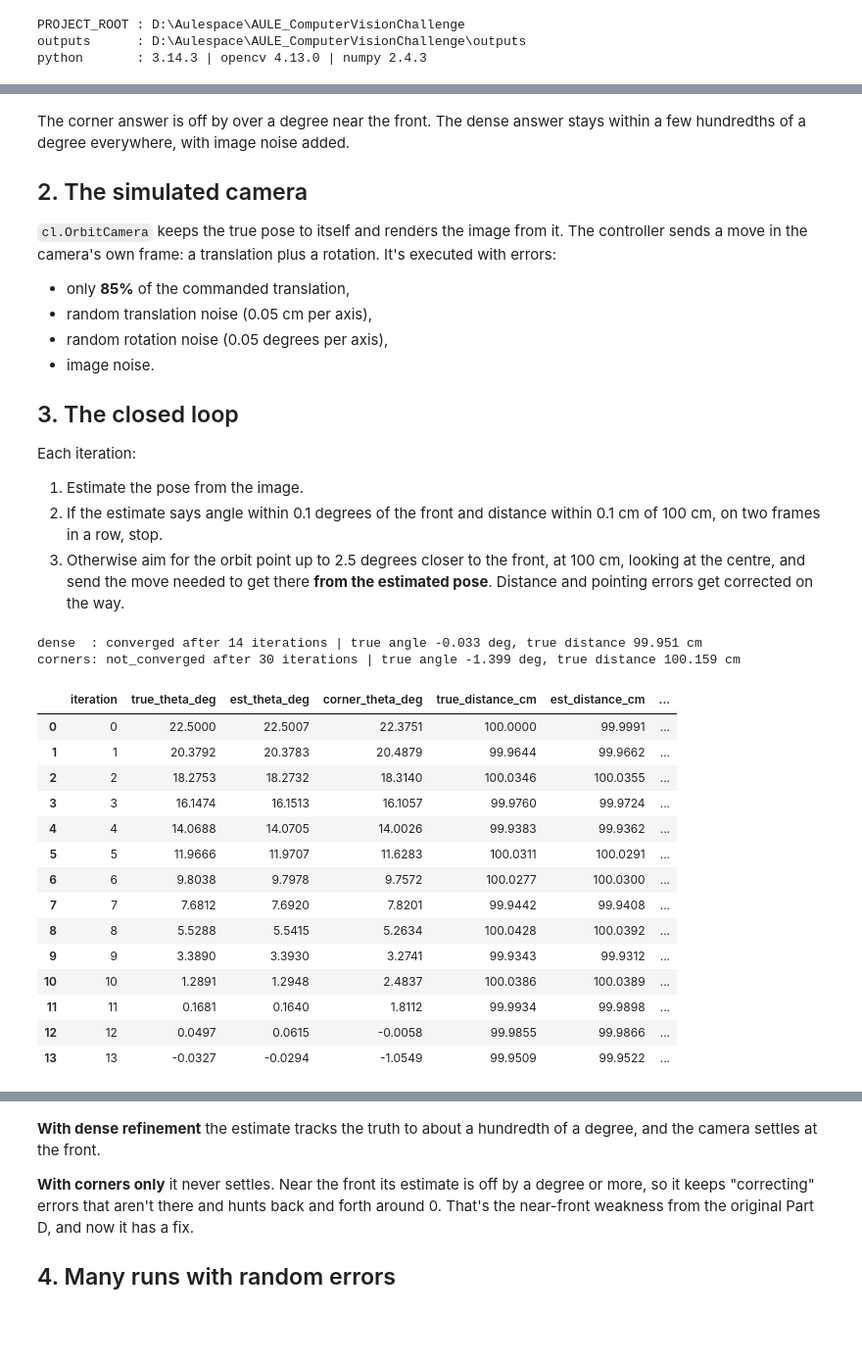
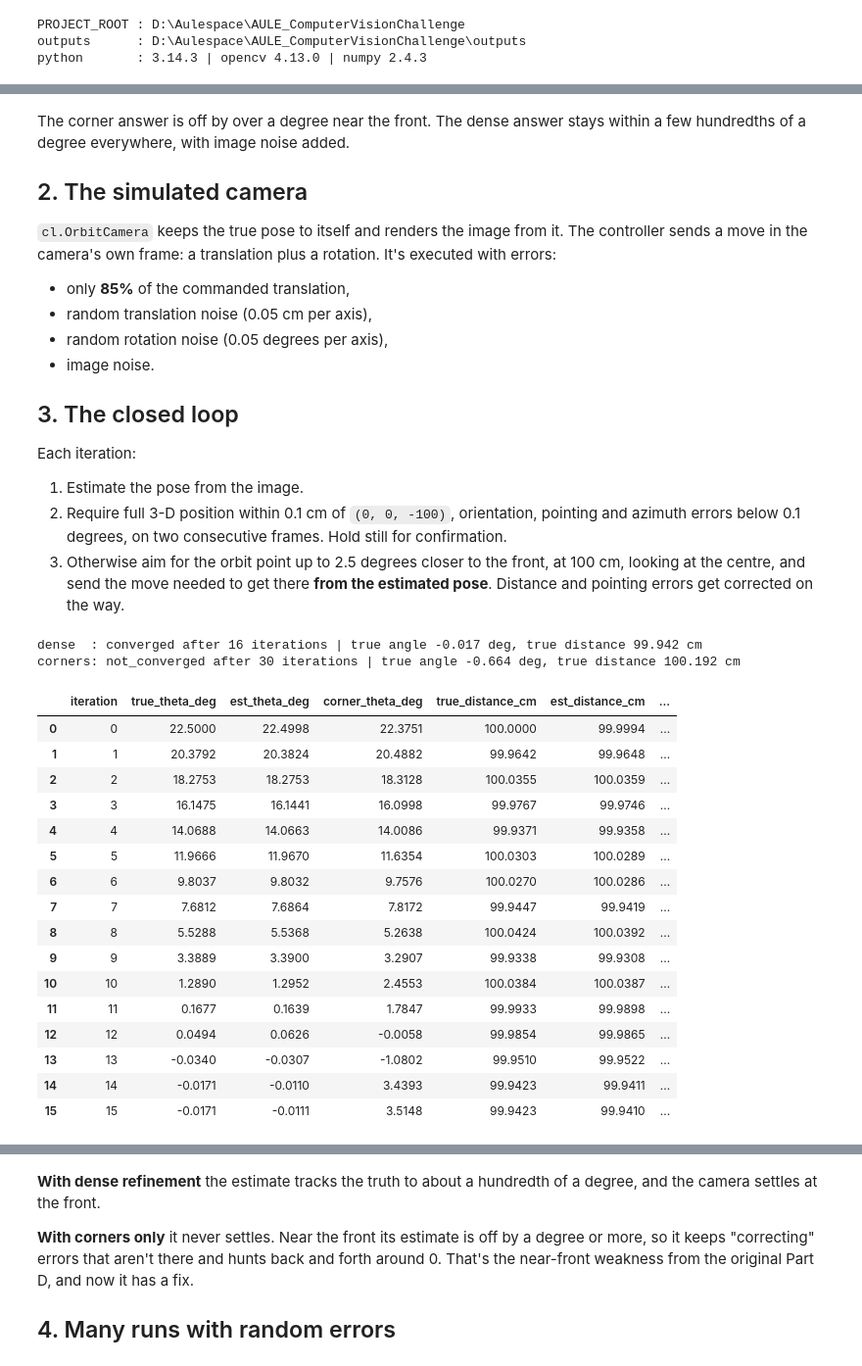
Before and after one commit to ard12/Aulespace, a Jupyter notebook: AULE_ComputerVisionChallenge/notebooks/06_closed_loop_camera_return.ipynb, the cells around one changed output, grey strips where cells are left out. Shown at 98% size. Saved outputs shown, nothing was run; the diff lists cells and outputs as text; code cells hidden in the pictures; blank space fills up the shorter version.

```diff
--- a/AULE_ComputerVisionChallenge/notebooks/06_closed_loop_camera_return.ipynb
+++ b/AULE_ComputerVisionChallenge/notebooks/06_closed_loop_camera_return.ipynb
@@ -173,51 +174,54 @@ a move in the camera's own frame: a translation plus a rotation. It's executed w
 Each iteration:
 
 1. Estimate the pose from the image.
-2. If the estimate says angle within 0.1 degrees of the front and distance within 0.1 cm of
-   100 cm, on two frames in a row, stop.
+2. Require full 3-D position within 0.1 cm of `(0, 0, -100)`, orientation, pointing and
+   azimuth errors below 0.1 degrees, on two consecutive frames. Hold still for confirmation.
 3. Otherwise aim for the orbit point up to 2.5 degrees closer to the front, at 100 cm, looking at
    the centre, and send the move needed to get there **from the estimated pose**. Distance and
    pointing errors get corrected on the way.
 # %%
 ERR = cl.PoseError(gain=0.85, noise_cm=0.05, rot_noise_deg=0.05, sensor_noise=2.0, seed=11)
 
 class Recording(cl.OrbitCamera):
     def capture(self):
         img = super().capture(); self.frames.append(img); return img
 
 def run(refine):
     c = Recording(reference, renderA, 22.5, 100.0, ERR); c.frames = []
     res = cl.return_to_front_closed_loop(c, estimator, refine=refine)
-    return c, res, pd.DataFrame(res.log)
+    # Truth stays in the evaluator, outside the controller's interface.
+    return c, res, pd.concat([pd.DataFrame(res.log), pd.DataFrame(c.observations)], axis=1)
 
 cam_dense, res_dense, log_dense = run(True)
 cam_corner, res_corner, log_corner = run(False)
 print("dense  : {} after {} iterations | true angle {:.3f} deg, true distance {:.3f} cm"
       .format(res_dense.status, res_dense.iterations, cam_dense.true_theta_deg, cam_dense.true_distance_cm))
 print("corners: {} after {} iterations | true angle {:.3f} deg, true distance {:.3f} cm"
       .format(res_corner.status, res_corner.iterations, cam_corner.true_theta_deg, cam_corner.true_distance_cm))
 display(log_dense[["iteration", "true_theta_deg", "est_theta_deg", "corner_theta_deg",
                    "true_distance_cm", "est_distance_cm", "true_pointing_err_deg", "method"]].round(4))
 log_dense.to_csv(aio.output_path("camera_return", "followup_closed_loop_dense.csv"), index=False)
 log_corner.to_csv(aio.output_path("camera_return", "followup_closed_loop_corners.csv"), index=False)
 # %% [output]
-dense  : converged after 14 iterations | true angle -0.033 deg, true distance 99.951 cm
-corners: not_converged after 30 iterations | true angle -1.399 deg, true distance 100.159 cm
+dense  : converged after 16 iterations | true angle -0.017 deg, true distance 99.942 cm
+corners: not_converged after 30 iterations | true angle -0.664 deg, true distance 100.192 cm
 |  | iteration | true_theta_deg | est_theta_deg | corner_theta_deg | true_distance_cm | est_distance_cm | ... |
-| 0 | 0 | 22.5000 | 22.5007 | 22.3751 | 100.0000 | 99.9991 | ... |
-| 1 | 1 | 20.3792 | 20.3783 | 20.4879 | 99.9644 | 99.9662 | ... |
-| 2 | 2 | 18.2753 | 18.2732 | 18.3140 | 100.0346 | 100.0355 | ... |
-| 3 | 3 | 16.1474 | 16.1513 | 16.1057 | 99.9760 | 99.9724 | ... |
-| 4 | 4 | 14.0688 | 14.0705 | 14.0026 | 99.9383 | 99.9362 | ... |
-| 5 | 5 | 11.9666 | 11.9707 | 11.6283 | 100.0311 | 100.0291 | ... |
-| 6 | 6 | 9.8038 | 9.7978 | 9.7572 | 100.0277 | 100.0300 | ... |
-| 7 | 7 | 7.6812 | 7.6920 | 7.8201 | 99.9442 | 99.9408 | ... |
-| 8 | 8 | 5.5288 | 5.5415 | 5.2634 | 100.0428 | 100.0392 | ... |
-| 9 | 9 | 3.3890 | 3.3930 | 3.2741 | 99.9343 | 99.9312 | ... |
-| 10 | 10 | 1.2891 | 1.2948 | 2.4837 | 100.0386 | 100.0389 | ... |
-| 11 | 11 | 0.1681 | 0.1640 | 1.8112 | 99.9934 | 99.9898 | ... |
-| 12 | 12 | 0.0497 | 0.0615 | -0.0058 | 99.9855 | 99.9866 | ... |
-| 13 | 13 | -0.0327 | -0.0294 | -1.0549 | 99.9509 | 99.9522 | ... |
+| 0 | 0 | 22.5000 | 22.4998 | 22.3751 | 100.0000 | 99.9994 | ... |
+| 1 | 1 | 20.3792 | 20.3824 | 20.4882 | 99.9642 | 99.9648 | ... |
+| 2 | 2 | 18.2753 | 18.2753 | 18.3128 | 100.0355 | 100.0359 | ... |
+| 3 | 3 | 16.1475 | 16.1441 | 16.0998 | 99.9767 | 99.9746 | ... |
+| 4 | 4 | 14.0688 | 14.0663 | 14.0086 | 99.9371 | 99.9358 | ... |
+| 5 | 5 | 11.9666 | 11.9670 | 11.6354 | 100.0303 | 100.0289 | ... |
+| 6 | 6 | 9.8037 | 9.8032 | 9.7576 | 100.0270 | 100.0286 | ... |
+| 7 | 7 | 7.6812 | 7.6864 | 7.8172 | 99.9447 | 99.9419 | ... |
+| 8 | 8 | 5.5288 | 5.5368 | 5.2638 | 100.0424 | 100.0392 | ... |
+| 9 | 9 | 3.3889 | 3.3900 | 3.2907 | 99.9338 | 99.9308 | ... |
+| 10 | 10 | 1.2890 | 1.2952 | 2.4553 | 100.0384 | 100.0387 | ... |
+| 11 | 11 | 0.1677 | 0.1639 | 1.7847 | 99.9933 | 99.9898 | ... |
+| 12 | 12 | 0.0494 | 0.0626 | -0.0058 | 99.9854 | 99.9865 | ... |
+| 13 | 13 | -0.0340 | -0.0307 | -1.0802 | 99.9510 | 99.9522 | ... |
+| 14 | 14 | -0.0171 | -0.0110 | 3.4393 | 99.9423 | 99.9411 | ... |
+| 15 | 15 | -0.0171 | -0.0111 | 3.5148 | 99.9423 | 99.9410 | ... |
 # %%
 fig, axes = plt.subplots(1, 3, figsize=(16, 4.4))
 for lg, name, style in [(log_dense, "dense refinement", "o-"), (log_corner, "corner PnP only", "s--")]:
```
Also changed, not shown: parts of 5 cells of this notebook, 27 other files.
